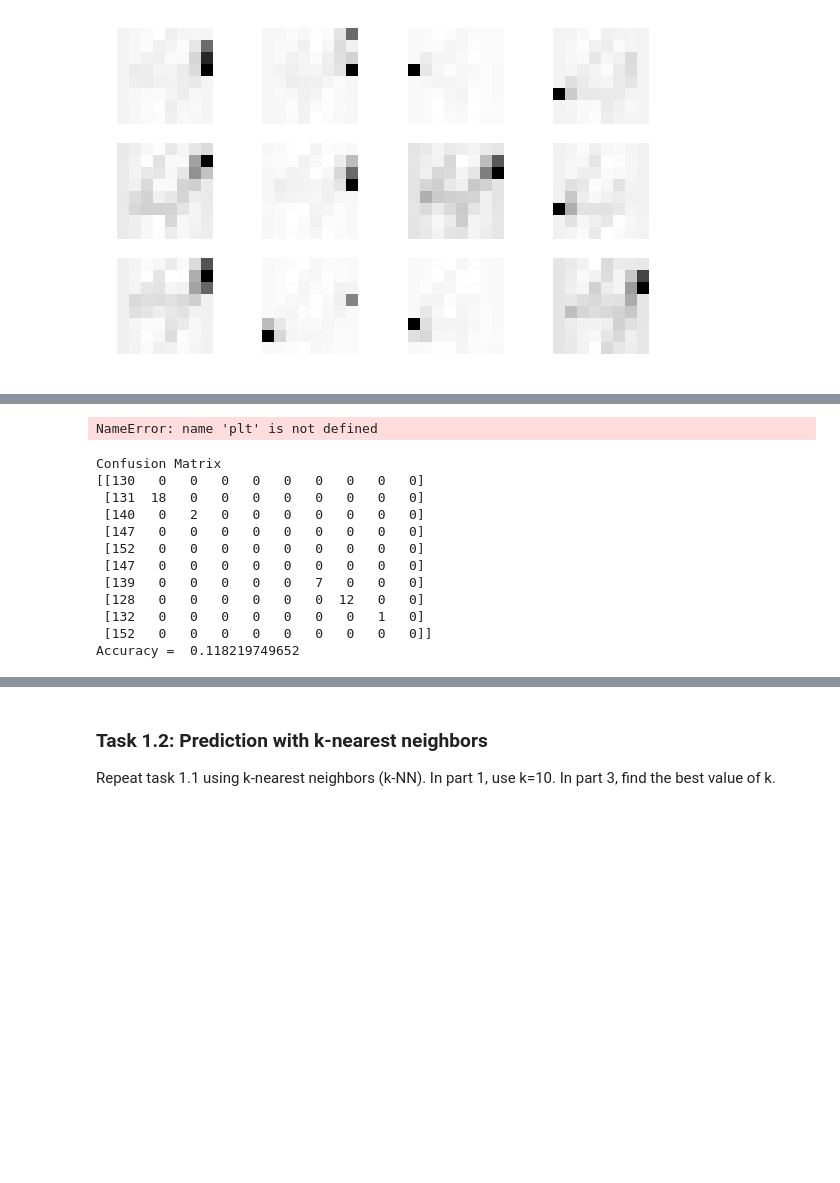
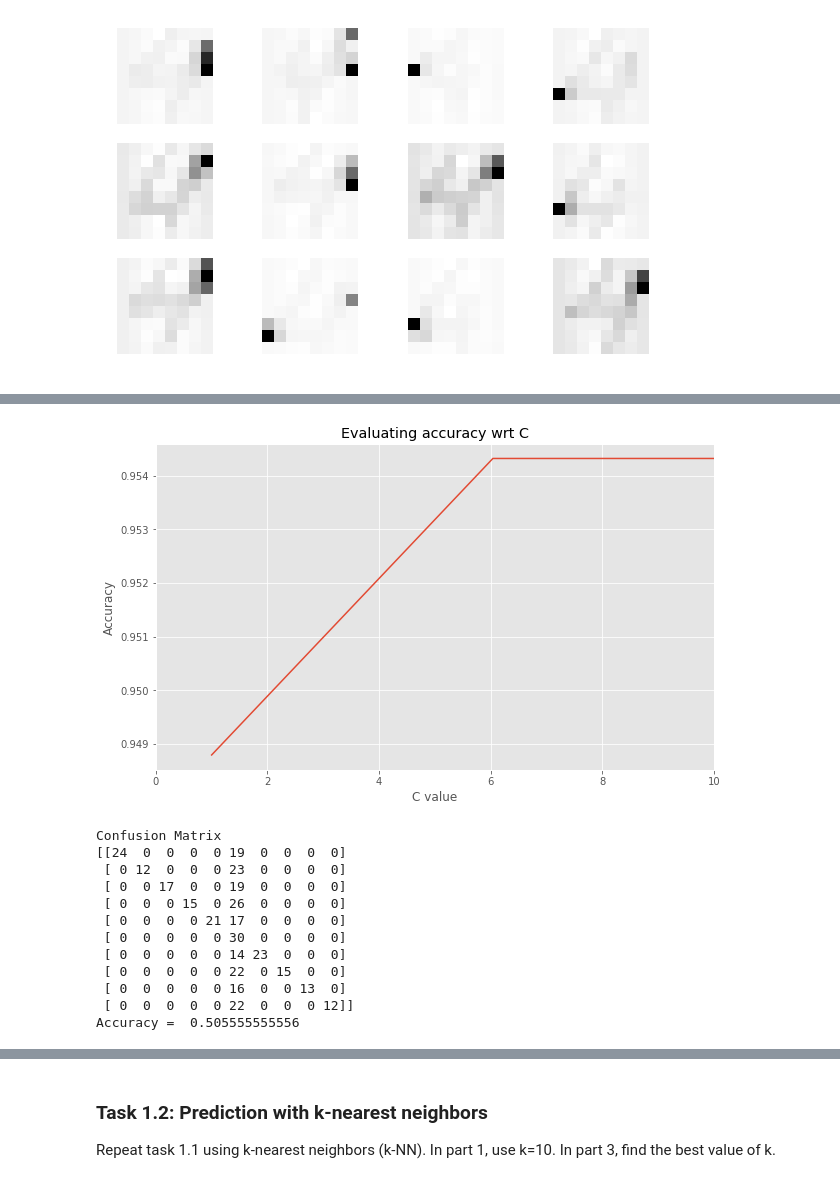
Before and after one commit to brookeslawski/datascience-homeworks-local, a Jupyter notebook: HW7/2018-HW7.ipynb, the cells around one changed output, grey strips where cells are left out. Drawn from its saved outputs; the diff is of its cells as text; code cells hidden in the pictures; blank space fills up the shorter version.

```diff
--- a/HW7/2018-HW7.ipynb
+++ b/HW7/2018-HW7.ipynb
@@ -180,12 +179,12 @@ plt.show()
 # %%
 plt.plot(Cs,Accuracies)
-plt.title('Evaluating accuracy of C')
+plt.title('Evaluating accuracy wrt C')
 plt.xlabel('C value')
 plt.ylabel('Accuracy')
 plt.xlim(0,10)
 plt.show()
 # %% [output]
-NameError: name 'plt' is not defined
+[figure, added]
 # %%
 # choose any C greater than or equal to 6?
 # but previously, I got 95.3% accuracy w/ C = 100.  When I re-run the code above with C = 6, 5, 4,
@@ -193,26 +192,26 @@ NameError: name 'plt' is not defined
 # %%
 #%% Task 1.1.6
 
-X = digits.data
-X_train, X_test, y_train, y_test = train_test_split(X, y, random_state=1, test_size=0.8)
+Xraw = digits.data
+X_train, X_test, y_train, y_test = train_test_split(Xraw, y, random_state=1, test_size=0.3)
 
-model = svm.SVC(kernel='rbf',C=100)
-model.fit(X_train, y_train)
+rawdig_svm = svm.SVC(kernel='rbf',C=100)
+rawdig_svm.fit(X_train, y_train)
 
-y_pred = model.predict(X_test)
+y_pred = rawdig_svm.predict(X_test)
 print('Confusion Matrix')
 print(metrics.confusion_matrix(y_true = y_test, y_pred = y_pred))
 print('Accuracy = ', metrics.accuracy_score(y_true = y_test, y_pred = y_pred))
 # %% [output]
 Confusion Matrix
-[[130   0   0   0   0   0   0   0   0   0]
- [131  18   0   0   0   0   0   0   0   0]
- [140   0   2   0   0   0   0   0   0   0]
- [147   0   0   0   0   0   0   0   0   0]
- [152   0   0   0   0   0   0   0   0   0]
- [147   0   0   0   0   0   0   0   0   0]
- [139   0   0   0   0   0   7   0   0   0]
- [128   0   0   0   0   0   0  12   0   0]
- [132   0   0   0   0   0   0   0   1   0]
- [152   0   0   0   0   0   0   0   0   0]]
-Accuracy =  0.118219749652
+[[24  0  0  0  0 19  0  0  0  0]
+ [ 0 12  0  0  0 23  0  0  0  0]
+ [ 0  0 17  0  0 19  0  0  0  0]
+ [ 0  0  0 15  0 26  0  0  0  0]
+ [ 0  0  0  0 21 17  0  0  0  0]
+ [ 0  0  0  0  0 30  0  0  0  0]
+ [ 0  0  0  0  0 14 23  0  0  0]
+ [ 0  0  0  0  0 22  0 15  0  0]
+ [ 0  0  0  0  0 16  0  0 13  0]
+ [ 0  0  0  0  0 22  0  0  0 12]]
+Accuracy =  0.505555555556
```
Also changed, not shown: parts of 17 cells of this notebook, 1 other file.
